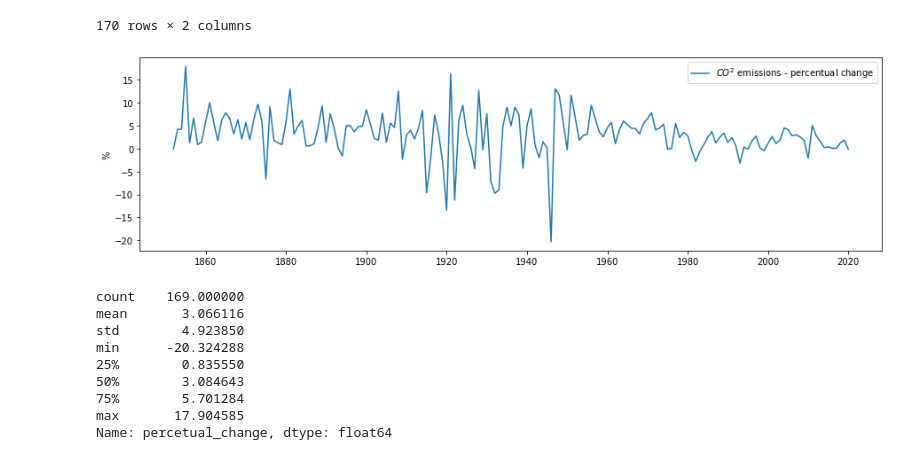
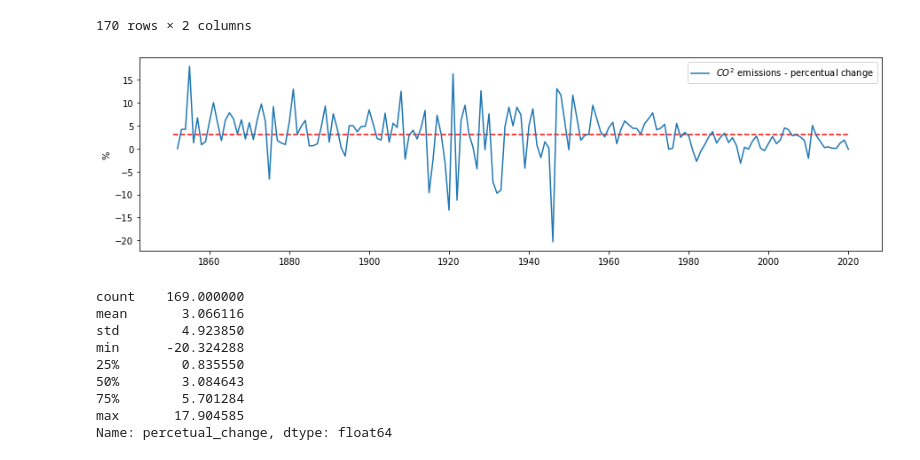
Before and after one commit to plbalmeida/udacity-ml-engineer, a Jupyter notebook: capstone/global-co2-emission.ipynb, the cells around one changed output. Drawn from its saved outputs; the diff is of its cells as text; code cells hidden in the pictures.

```diff
--- a/capstone/global-co2-emission.ipynb
+++ b/capstone/global-co2-emission.ipynb
@@ -197,12 +197,13 @@ See the caveats in the documentation: https://pandas.pydata.org/pandas-docs/stab
 # %%
 plt.figure(figsize=(15,4))
 plt.plot(tsbar.percetual_change, label='$CO^{2}$ emissions - percentual change')
+plt.hlines(tsbar.percetual_change.mean(), ls='--', color='red', xmin=tsbar.index.min(), xmax=tsbar.index.max())
 plt.ylabel('%')
 plt.legend()
 plt.savefig('img/emissions_percentual_change.png')
 plt.show()
 # %% [output]
-[figure, old version]
+[figure, new version]
 # %%
 tsbar.percetual_change.describe()
 # %% [output]
```
Also changed, not shown: parts of 1 cell of this notebook.
